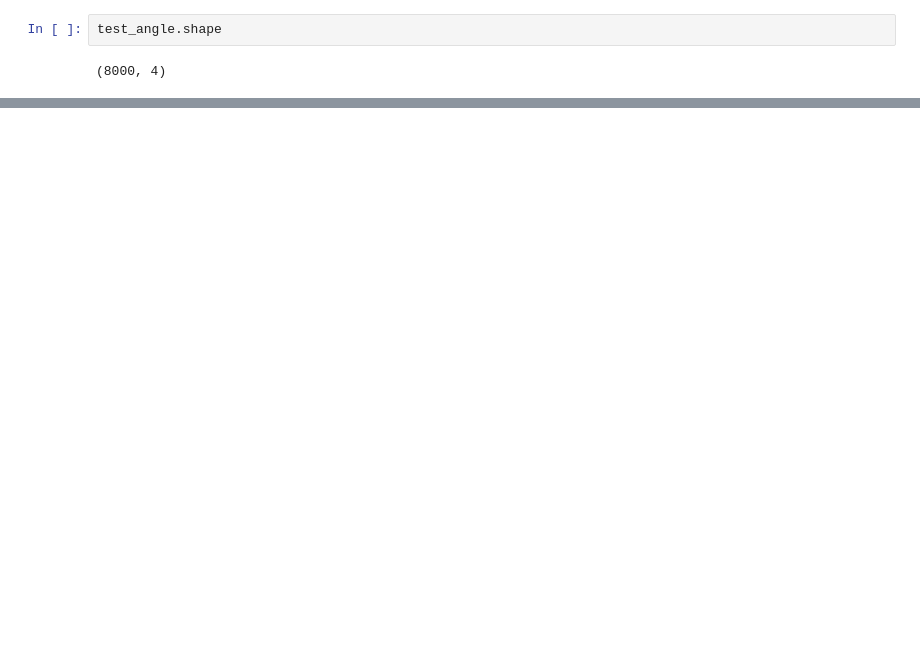
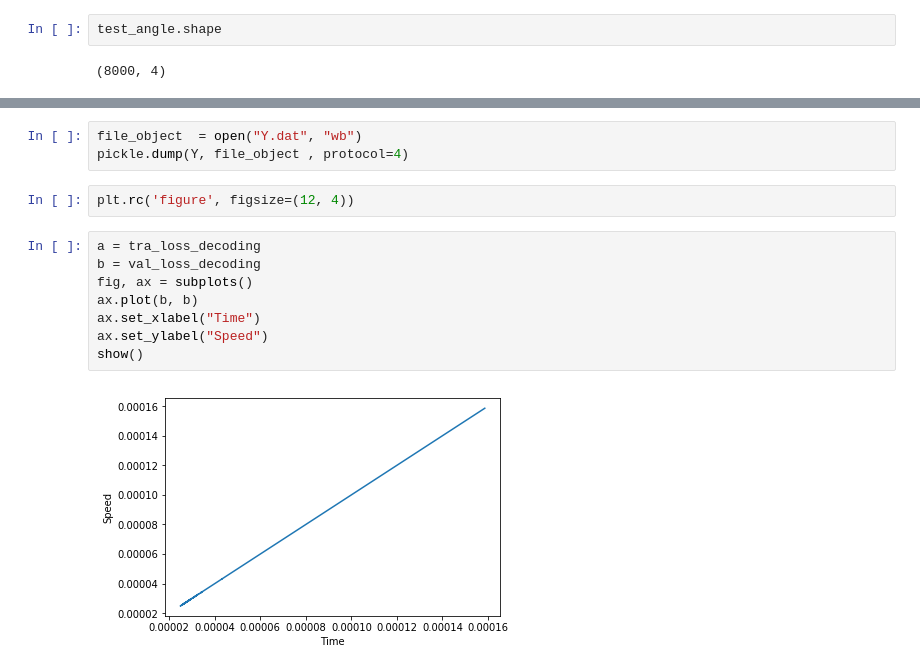
Before and after one commit to Skorkmaz88/vrepLearning, a Jupyter notebook: VrepLearning.ipynb, the cells around one changed output, grey strips where cells are left out. Cells and saved outputs as stored; diff of their text form; blank space fills up the shorter version.

```diff
--- a/VrepLearning.ipynb
+++ b/VrepLearning.ipynb
@@ -154,0 +384,15 @@ model = None
+# %%
+file_object  = open("Y.dat", "wb")
+pickle.dump(Y, file_object , protocol=4)
+# %%
+plt.rc('figure', figsize=(12, 4))
+# %%
+a = tra_loss_decoding
+b = val_loss_decoding
+fig, ax = subplots()
+ax.plot(b, b)
+ax.set_xlabel("Time")
+ax.set_ylabel("Speed")
+show()
+# %% [output]
+[figure, added]
```
Also changed, not shown: parts of 30 cells of this notebook.
